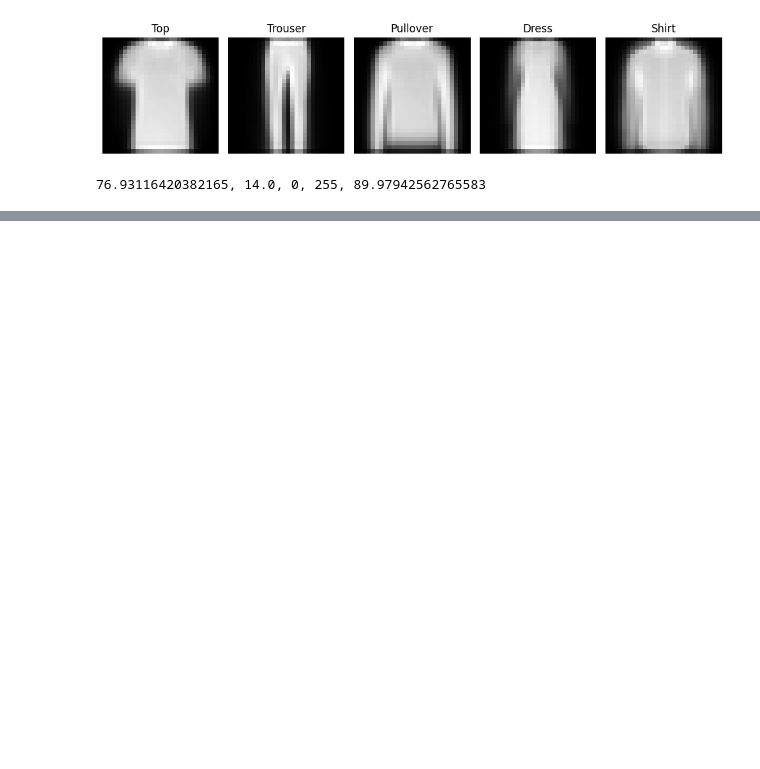
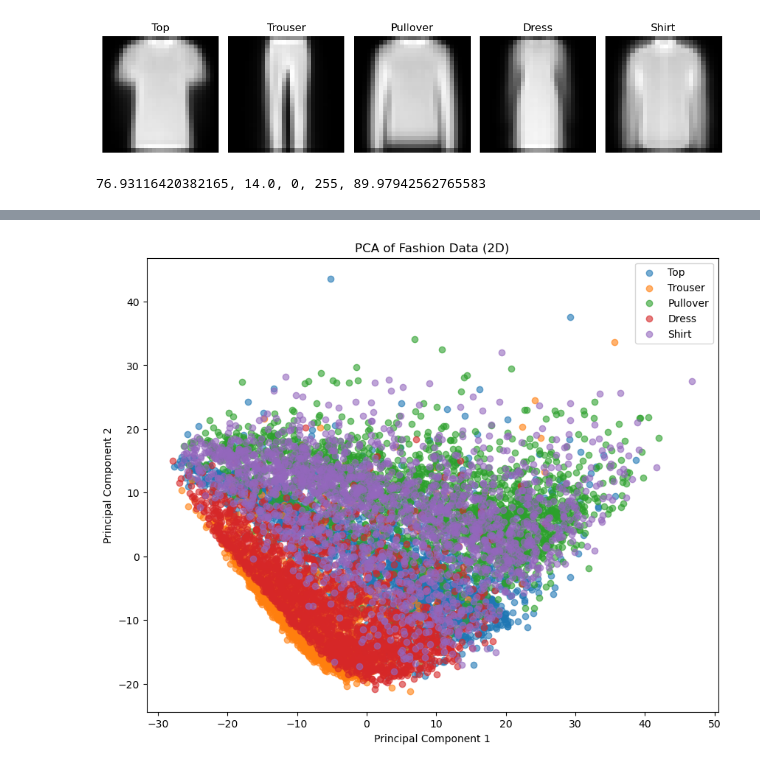
Before and after one commit to versroot/MLproject2024, a Jupyter notebook: Machine Learning Project Part 3.1.ipynb, the cells around one changed output, grey strips where cells are left out. Drawn from its saved outputs; the diff is of its cells as text; code cells hidden in the pictures; blank space fills up the shorter version.

```diff
--- a/Machine Learning Project Part 3.1.ipynb
+++ b/Machine Learning Project Part 3.1.ipynb
@@ -187,6 +111,23 @@ plt.ylabel('Frequency')
 plt.show()
 # %% [output]
 [figure]
+# %%
+pca = decomposition.PCA()
+pca_train = pca.fit_transform(x)
+
+plt.figure(figsize=(10, 8))
+
+for label in np.unique(labels):
+    plt.scatter(pca_train[labels == label, 0], pca_train[labels == label, 1],
+                label=class_mapping[label], alpha=0.6)
+
+plt.title('PCA of Fashion Data (2D)')
+plt.xlabel('Principal Component 1')
+plt.ylabel('Principal Component 2')
+plt.legend()
+plt.show()
+# %% [output]
+[figure, added]
 # %%
 print(pca.components_[:10])
 # %% [output]
```
Also changed, not shown: parts of 18 cells of this notebook, 1 other file.
